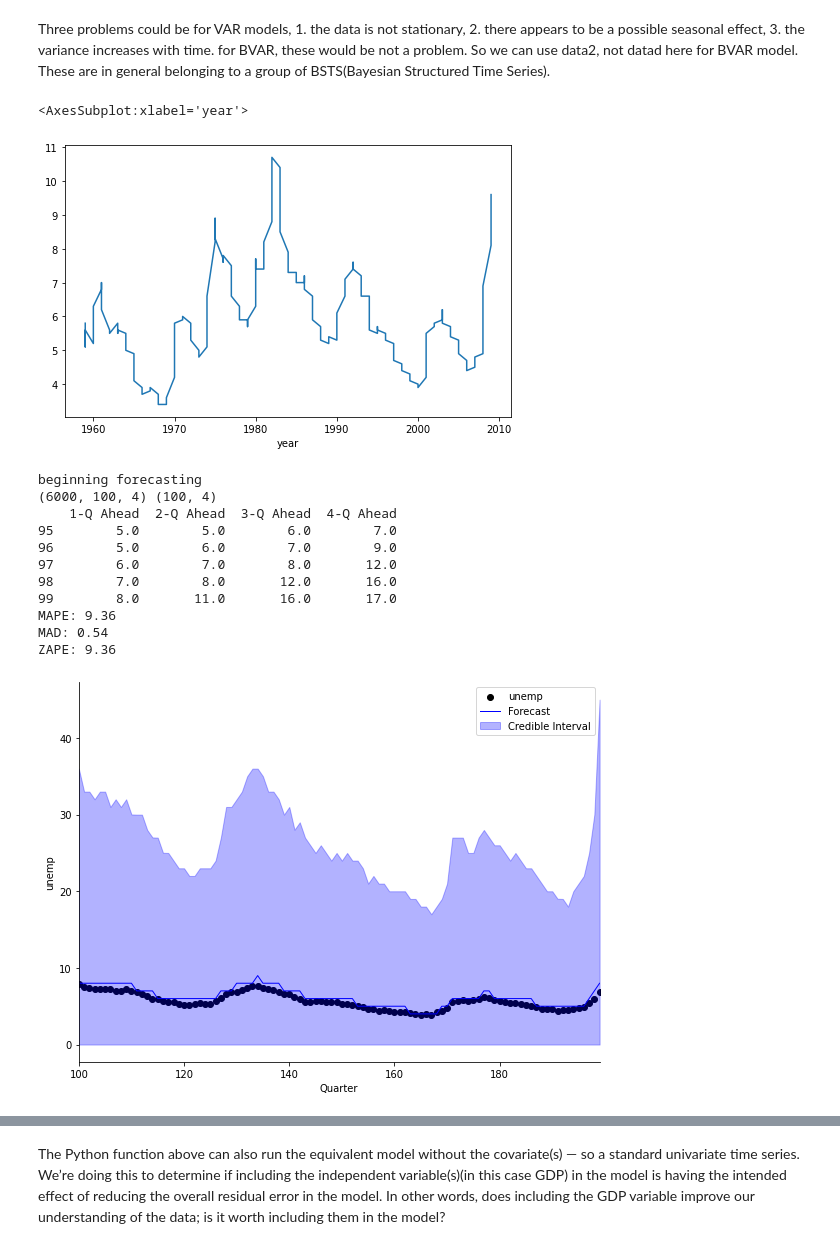
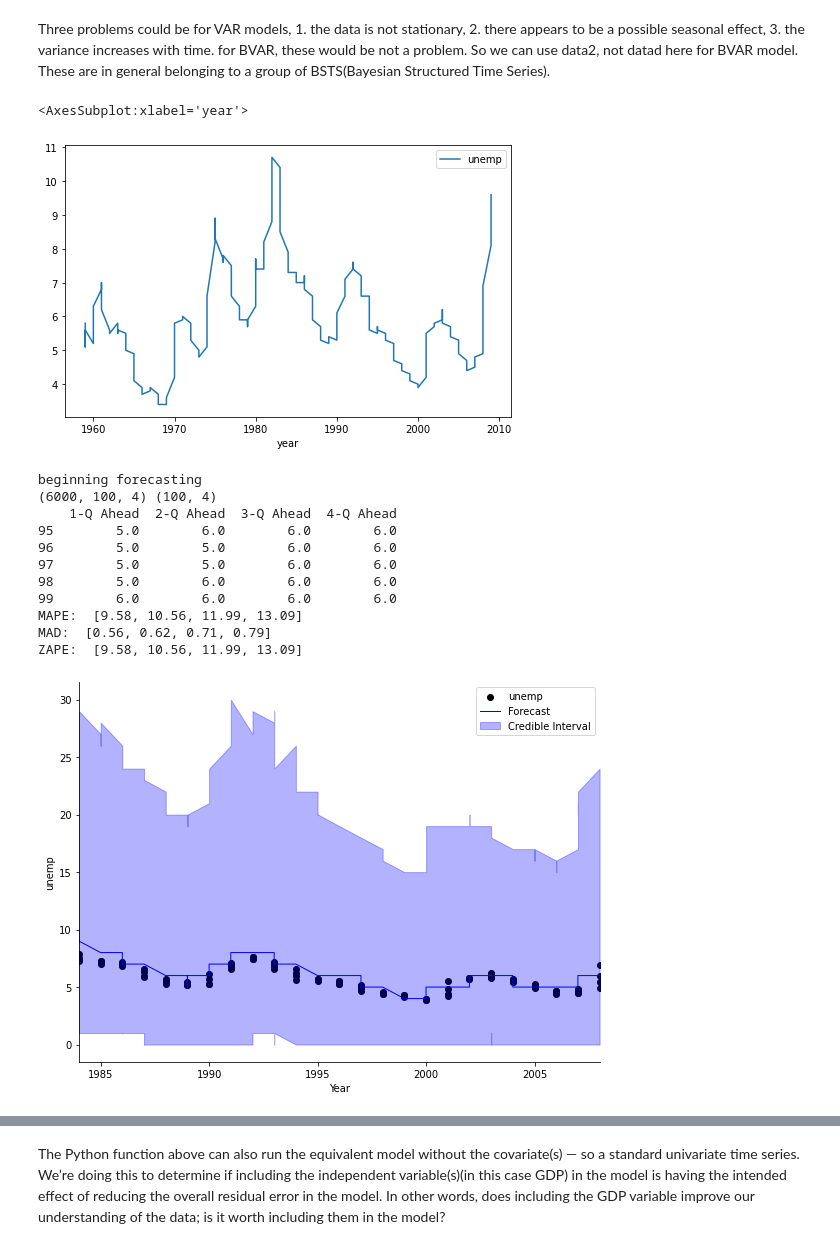
Before and after one commit to xxl4tomxu98/econometrics-gdp-dpi-VAR, a Jupyter notebook: real-world-VAR.ipynb, the cells around one changed output, grey strips where cells are left out. Drawn from its saved outputs; the diff is of its cells as text; code cells hidden in the pictures.

Commit message:
corrected bayesain model indexes

```diff
--- a/real-world-VAR.ipynb
+++ b/real-world-VAR.ipynb
@@ -248,14 +248,13 @@ from pybats.plot import *
 # %% [markdown]
 Three problems could be for VAR models, 1. the data is not stationary, 2. there appears to be a possible seasonal effect, 3. the variance increases with time. for BVAR, these would be not a problem. So we can use data2, not datad here for BVAR model. These are in general belonging to a group of BSTS(Bayesian Structured Time Series).
 # %%
-data2 = data[["realgdp", 'realdpi', 'realcons',	'realinv',	'realgovt',	'cpi',	'm1', 'tbilrate', 'unemp']]
-data2.index = data["year"]
-data2["unemp"].plot(figsize = (8,5))
+data2 = data[["year", "realgdp", 'realdpi', 'realcons',	'realinv',	'realgovt',	'cpi',	'm1', 'tbilrate', 'unemp']]
+data2.plot(x='year', y='unemp', figsize = (8,5))
 # %% [output]
 <AxesSubplot:xlabel='year'>
-[figure, old version]
+[figure, new version]
 # %%
-def bayes_forecast(iv,dv,k,credible_interval=95):
+def bayes_forecast(iv,dv,tv,k,credible_interval=95):
     '''
     This functions runs the Pybats algorithm by taking two sequential time series:
     an independent variable matrix and a dependent variable.
@@ -266,6 +265,7 @@ def bayes_forecast(iv,dv,k,credible_interval=95):
     else:
         x = iv.values
     y = dv.values
+    z = tv.values
     forecast_start = 100
     forecast_end = len(y)-k
     #The analysis function Define a model prior
@@ -287,49 +287,53 @@ def bayes_forecast(iv,dv,k,credible_interval=95):
                                         rho=.6,
                                         ret = ['model', 'forecast', 'model_coef']
                                         )
     forecast = median(samples)
     #forecast = m_one_median(samples)
     print(samples.shape,forecast.shape)
     forecast_df = pd.DataFrame(forecast)
     forecast_df.columns = [(str(i+1)+'-Q Ahead') for i in range(forecast.shape[1])]
     print(forecast_df.round(2).tail())
     # set confidence interval for in-sample forecast
     alpha = (100-credible_interval)/2
     upper=np.percentile(samples, [100-alpha], axis=0).reshape(-1)
     lower=np.percentile(samples, [alpha], axis=0).reshape(-1)
     #median of sample is used for our point forecast - the median is the optimal forecast for
     #minimizing the MAD(mean absolute deviation), just as the mean is optimal for minimizing
     #the Mean Square Error (MSE). Zero-Adjusted Absolute Percent Error (ZAPE). This is equivalent
     #to the Mean Absolute Percent Error (MAPE), but is still defined even when the y are 0.
     #On quarters when y are 0, then the ZAPE loss is equal to the forecast. Interpreting this as
     #a percent error metric, we're off by a significant margin - but not bad for noisy y! The median
     #is not the optimal forecast to minimize ZAPE, but it's a simple and easy point forecast to obtain
-    print("MAPE:", MAPE(y[forecast_start:forecast_end+1], forecast[:,0]).round(2))
-    print("MAD:", MAD(y[forecast_start:forecast_end+1], forecast[:,0]).round(2))
-    print("ZAPE:", ZAPE(y[forecast_start:forecast_end+1], forecast[:,0]).round(2))
+    horizons = list(range(1, k+1))
+    print("MAPE: ", list(map(lambda k: MAPE(y[forecast_start+(k-1):forecast_end+(k-1)+1],
+                                            forecast[:,k-1]).round(2), horizons)))
+    print("MAD: ", list(map(lambda k: MAD(y[forecast_start+(k-1):forecast_end+(k-1)+1],
+                                          forecast[:,k-1]).round(2), horizons)))
+    print("ZAPE: ", list(map(lambda k: ZAPE(y[forecast_start+(k-1):forecast_end+(k-1)+1],
+                                            forecast[:,k-1]).round(2), horizons)))
     # Plot the 1-step ahead point forecast plus the 95% credible interval
     fig, ax = plt.subplots(1, 1, figsize=(8, 6))
-    ax = plot_data_forecast(fig, ax, y[forecast_start:forecast_end + 1], forecast[:,0],
-                            samples[:,:,0], dates=np.arange(forecast_start, forecast_end+1, dtype='int'))
-    ax = ax_style(ax, ylabel=dv.name, xlabel='Quarter', xlim=[forecast_start, forecast_end],
+    ax = plot_data_forecast(fig, ax, y[forecast_start:forecast_end + 1], forecast[:,k-1],
+                            samples[:,:,k-1], dates=z[forecast_start : forecast_end+1])
+    ax = ax_style(ax, ylabel=dv.name, xlabel='Year', xlim=[z[forecast_start], z[forecast_end]],
                   legend=[dv.name, 'Forecast', 'Credible Interval'])
     #Generate the Bayesian Future Forecast
     return mod, forecast, samples, y
 # 4 quarter ahead frecasting
-mv_mod, mv_for, mv_samp, mv_y = bayes_forecast(data2.iloc[:, [5, 8]], data2.unemp, 4)
+mv_mod, mv_for, mv_samp, mv_y = bayes_forecast(data2.iloc[:, [5, 8]], data2.unemp, data2.year, 4)
 # %% [output]
 beginning forecasting
 (6000, 100, 4) (100, 4)
     1-Q Ahead  2-Q Ahead  3-Q Ahead  4-Q Ahead
-95        5.0        5.0        6.0        7.0
-96        5.0        6.0        7.0        9.0
-97        6.0        7.0        8.0       12.0
-98        7.0        8.0       12.0       16.0
-99        8.0       11.0       16.0       17.0
-MAPE: 9.36
-MAD: 0.54
-ZAPE: 9.36
+95        5.0        6.0        6.0        6.0
+96        5.0        5.0        6.0        6.0
+97        5.0        5.0        6.0        6.0
+98        5.0        6.0        6.0        6.0
+99        6.0        6.0        6.0        6.0
+MAPE:  [9.58, 10.56, 11.99, 13.09]
+MAD:  [0.56, 0.62, 0.71, 0.79]
+ZAPE:  [9.58, 10.56, 11.99, 13.09]
-[figure, old version]
+[figure, new version]
 # %%
 print(mv_mod.get_coef())
 # %% [output]
```
Also changed, not shown: parts of 2 cells of this notebook.
